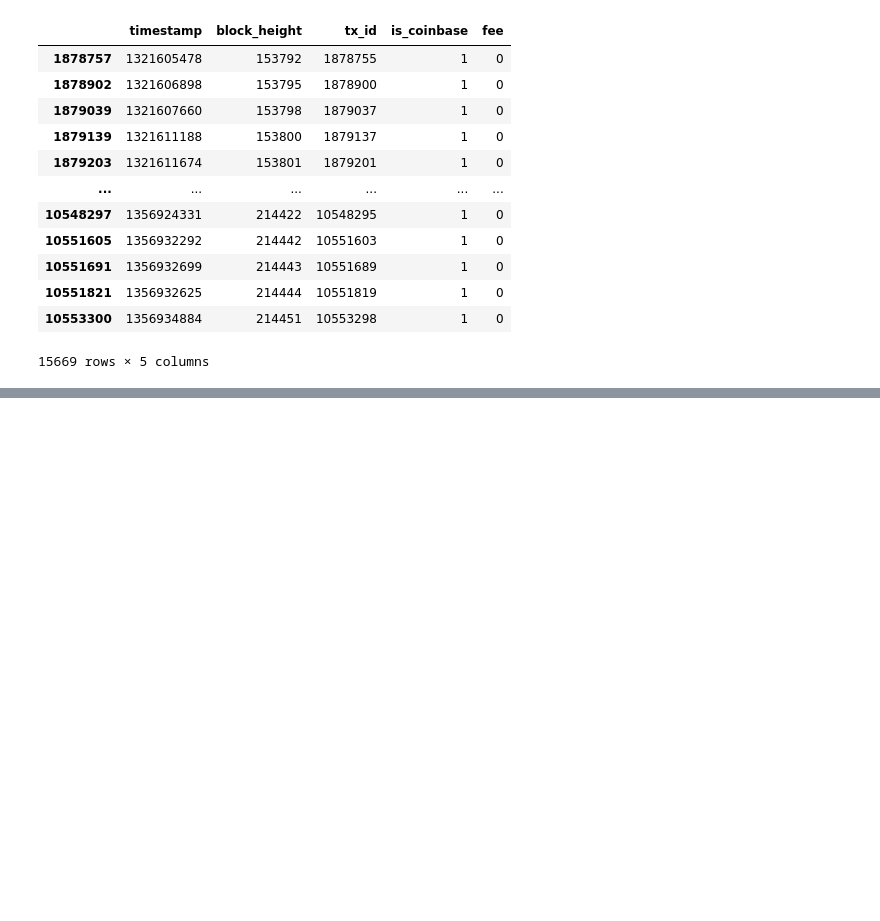
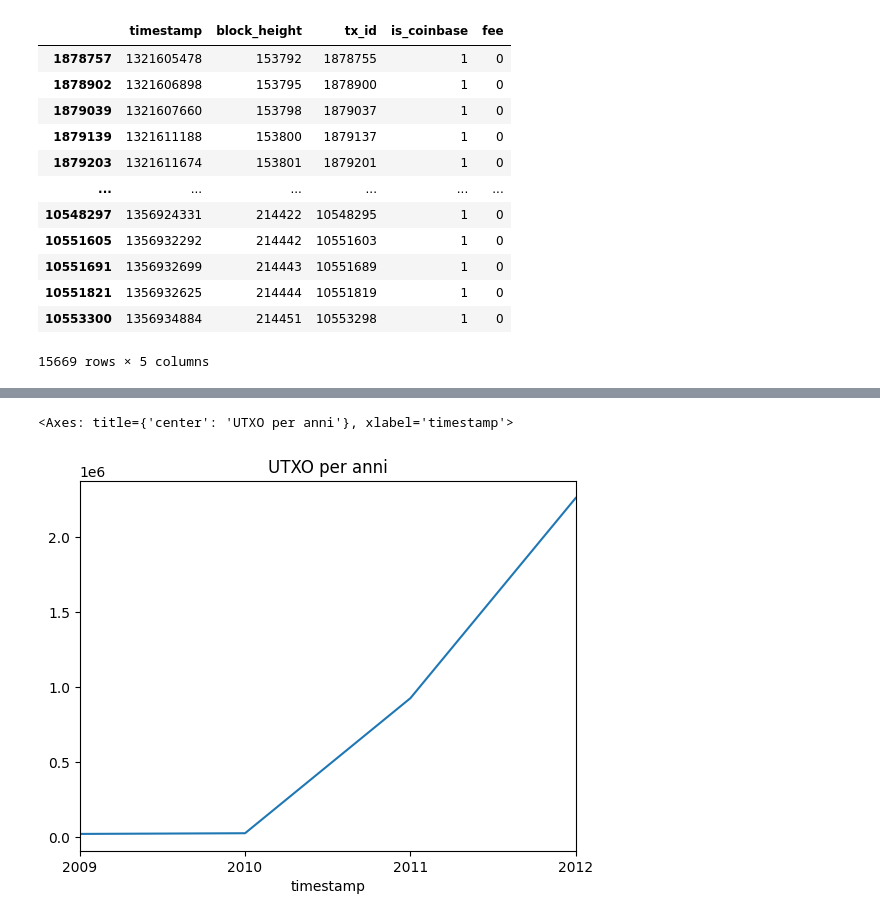
Before and after one commit to TaleWind28/Magician, a Jupyter notebook: Magician.ipynb, the cells around one changed output, grey strips where cells are left out. Drawn from its saved outputs; the diff is of its cells as text; code cells hidden in the pictures; blank space fills up the shorter version.

```diff
--- a/Magician.ipynb
+++ b/Magician.ipynb
@@ -295,0 +338,3 @@ display(coinbase_deepb)
+# %%
+amounts = inputs_df.merge(outputs_df,left_on=["prev_tx_id","prev_tx_pos"], right_on=["tx_id","position"],suffixes=('_input', '_output'))
+display(amounts)
@@ -295,0 +417,11 @@ display(coinbase_deepb)
+# %%
+
+diff = outputs_df.merge(
+    amounts[['tx_id_output', 'position']],
+    left_on=['tx_id', 'position'],
+    right_on=['tx_id_output', 'position'],
+    how='left',
+    indicator=True
+)
+# Filtra quelli non trovati nel merge (cioè non spesi)
+unspent_df = diff[diff['_merge'] == 'left_only'].copy()
@@ -295,0 +455,5 @@ display(coinbase_deepb)
+# %%
+UTXO_df = unspent_df.merge(transactions,how="left",on="tx_id")[["amount","timestamp"]]
+UTXO_df["timestamp"] = pd.to_datetime(UTXO_df["timestamp"],unit="s")
+UTXO_df = UTXO_df.set_index("timestamp")
+display(UTXO_df)
@@ -295,0 +475,7 @@ display(coinbase_deepb)
+# %%
+# Numero di transazioni per mese
+monthly_UTXO = UTXO_df.resample('Y').size()
+monthly_UTXO.plot(title='UTXO per anni')
+# %% [output]
+<Axes: title={'center': 'UTXO per anni'}, xlabel='timestamp'>
+[figure, added]
```
Also changed, not shown: parts of 17 cells of this notebook.
